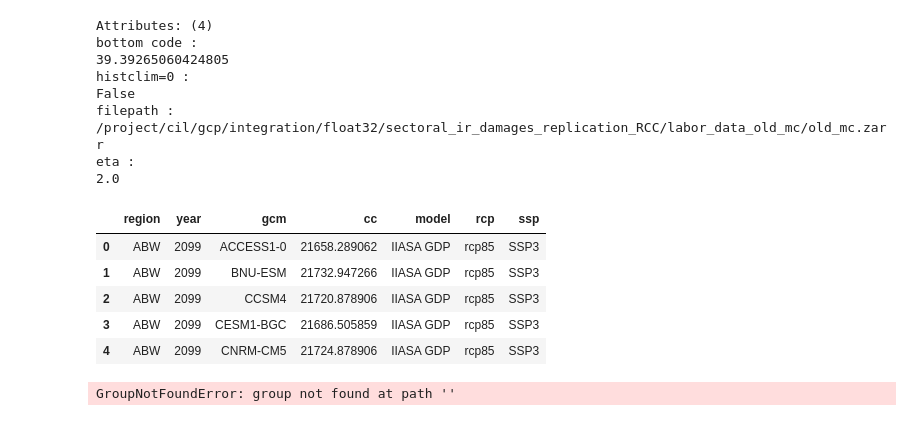
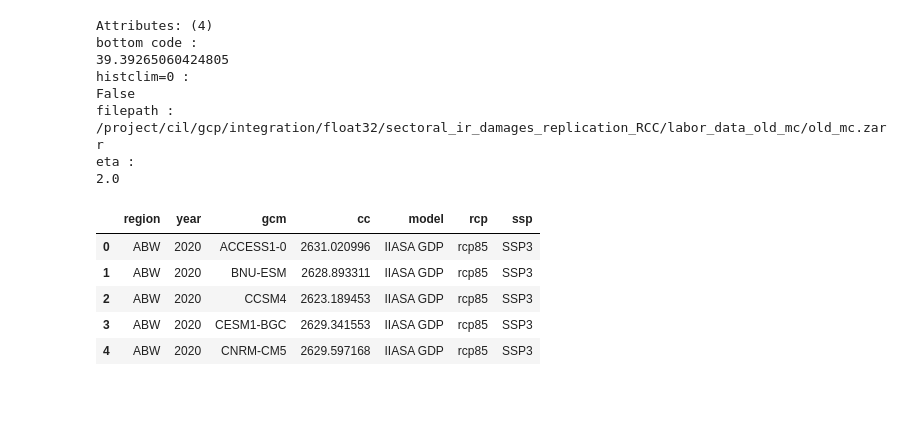
Before and after one commit to ClimateImpactLab/labor-code-release-2020, a Jupyter notebook: 5_sensitivity/SCC/extract_data_scc_zarr.ipynb, the cells around one changed output. Cells and saved outputs as stored; diff of their text form; code cells hidden in the pictures.

```diff
--- a/5_sensitivity/SCC/extract_data_scc_zarr.ipynb
+++ b/5_sensitivity/SCC/extract_data_scc_zarr.ipynb
@@ -1,17 +1,3 @@
-# %%
-import xarray as xr
-import os
-import pandas as pd
-
-def open_dscim_econ_vars(ssp_in, model_in, year_list, econ_vars,
-path_in='/project/cil/home_dirs/scadavidsanchez/repos/dscim-labor-2025/pulse_2025/reduced_damages_labor_old_mc/labor/risk_aversion_cc_eta2.0.zarr'):
-    econ_var_data = xr.open_zarr(path_in)
-
-    econ_var_out = (econ_var_data[econ_vars].sel(ssp = ssp_in, model = model_in, year = year_list).to_dataframe())
-
-    econ_var_out.reset_index(inplace = True)
-
-    return econ_var_out
 # %%
 import xarray as xr
 import os
@@ -51,63 +37,36 @@ eta :
 # %%
 import xarray as xr
 import pandas as pd
 import os
 
-# 启用 Zarr v3 API
 os.environ['ZARR_V3_EXPERIMENTAL_API'] = '1'
 
-# 定义函数（添加 rcp 参数）
 def open_dscim_econ_vars(ssp_in, model_in, rcp_in, year_list, econ_vars, path_in):
-    """
-    从 zarr 文件中提取经济变量数据
 
-    Parameters:
-    -----------
-    ssp_in : str
-        SSP scenario (e.g., "SSP3")
-    model_in : str
-        Model name (e.g., "IIASA GDP")
-    rcp_in : str
-        RCP scenario (e.g., "rcp85")
-    year_list : list
-        List of years to extract
-    econ_vars : list
-        List of economic variables to extract
-    path_in : str
-        Path to zarr file
-
-    Returns:
-    --------
-    DataFrame with extracted data
-    """
-    # 打开 zarr 文件
     econ_var_data = xr.open_zarr(path_in, zarr_version=3)
 
-    # 选择变量和维度（添加 rcp）
     econ_var_out = (econ_var_data[econ_vars]
                     .sel(ssp=ssp_in, model=model_in, rcp=rcp_in, year=year_list)
                     .to_dataframe())
 
-    # 重置索引
     econ_var_out.reset_index(inplace=True)
 
     return econ_var_out
 
-# 使用函数（添加 rcp_in 参数）
 df = open_dscim_econ_vars(
     ssp_in="SSP3",
     model_in="IIASA GDP",
     rcp_in="rcp85",  # RCP 8.5
-    year_list=[2099],
-    econ_vars=["cc"],  # 或 ["anomaly", "damages"]
+    year_list=[2020],
+    econ_vars=["cc"],
     path_in="/project/cil/home_dirs/scadavidsanchez/repos/dscim-labor-2025/pulse_2025/reduced_damages_labor_old_mc/labor/risk_aversion_cc_eta2.0.zarr"
 )
 
 df.head()
 # %% [output]
 |  | region | year | gcm | cc | model | rcp | ssp |
-| 0 | ABW | 2099 | ACCESS1-0 | 21658.289062 | IIASA GDP | rcp85 | SSP3 |
-| 1 | ABW | 2099 | BNU-ESM | 21732.947266 | IIASA GDP | rcp85 | SSP3 |
-| 2 | ABW | 2099 | CCSM4 | 21720.878906 | IIASA GDP | rcp85 | SSP3 |
-| 3 | ABW | 2099 | CESM1-BGC | 21686.505859 | IIASA GDP | rcp85 | SSP3 |
-| 4 | ABW | 2099 | CNRM-CM5 | 21724.878906 | IIASA GDP | rcp85 | SSP3 |
+| 0 | ABW | 2020 | ACCESS1-0 | 2631.020996 | IIASA GDP | rcp85 | SSP3 |
+| 1 | ABW | 2020 | BNU-ESM | 2628.893311 | IIASA GDP | rcp85 | SSP3 |
+| 2 | ABW | 2020 | CCSM4 | 2623.189453 | IIASA GDP | rcp85 | SSP3 |
+| 3 | ABW | 2020 | CESM1-BGC | 2629.341553 | IIASA GDP | rcp85 | SSP3 |
+| 4 | ABW | 2020 | CNRM-CM5 | 2629.597168 | IIASA GDP | rcp85 | SSP3 |
@@ -119,25 +72,0 @@ path='/project/cil/home_dirs/scadavidsanchez/repos/dscim-labor-2025/results-2025
-# %%
-import xarray as xr
-
-# 修改你的函数，添加 consolidated=False
-def open_dscim_econ_vars(ssp_in, model_in, year_list, econ_vars, path_in):
-    # 尝试不使用 consolidated metadata 打开
-    econ_var_data = xr.open_zarr(path_in, consolidated=False)
-
-    econ_var_out = (econ_var_data[econ_vars]
-                    .sel(ssp=ssp_in, model=model_in, year=year_list)
-                    .to_dataframe())
-
-    econ_var_out.reset_index(inplace=True)
-    return econ_var_out
-
-# 使用
-df = open_dscim_econ_vars(
-    ssp_in="SSP3",
-    model_in="IIASA GDP",
-    year_list=[2099],
-    econ_vars=["anomaly", "damages"],
-    path_in=path
-)
-# %% [output]
-GroupNotFoundError: group not found at path ''
```
Also changed, not shown: parts of 6 cells of this notebook, 7 other files.
